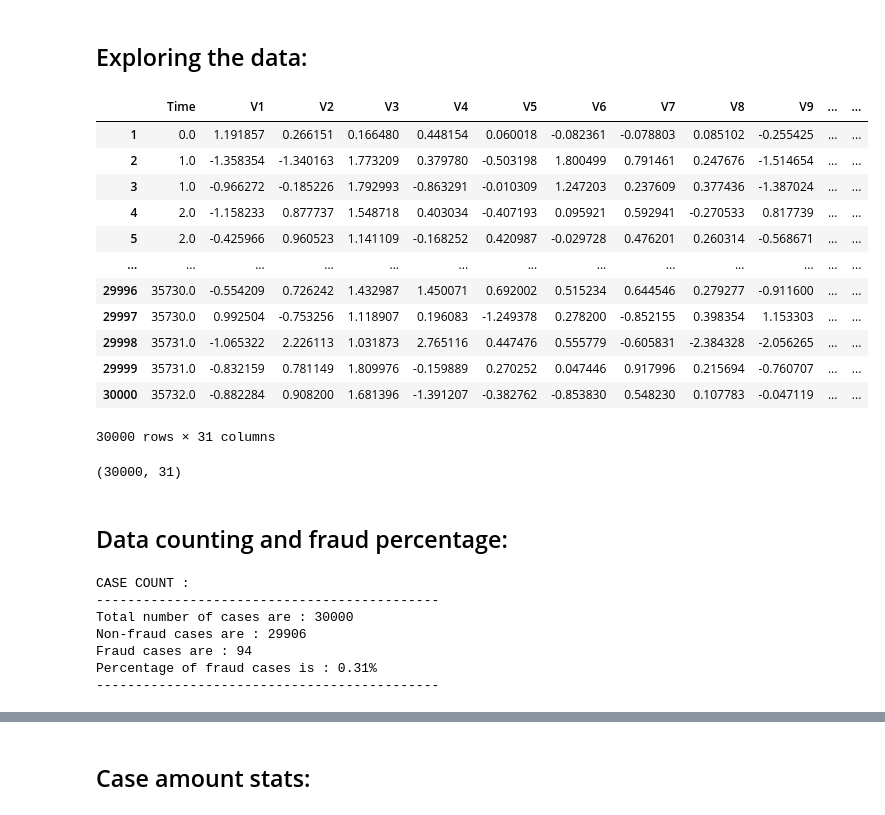
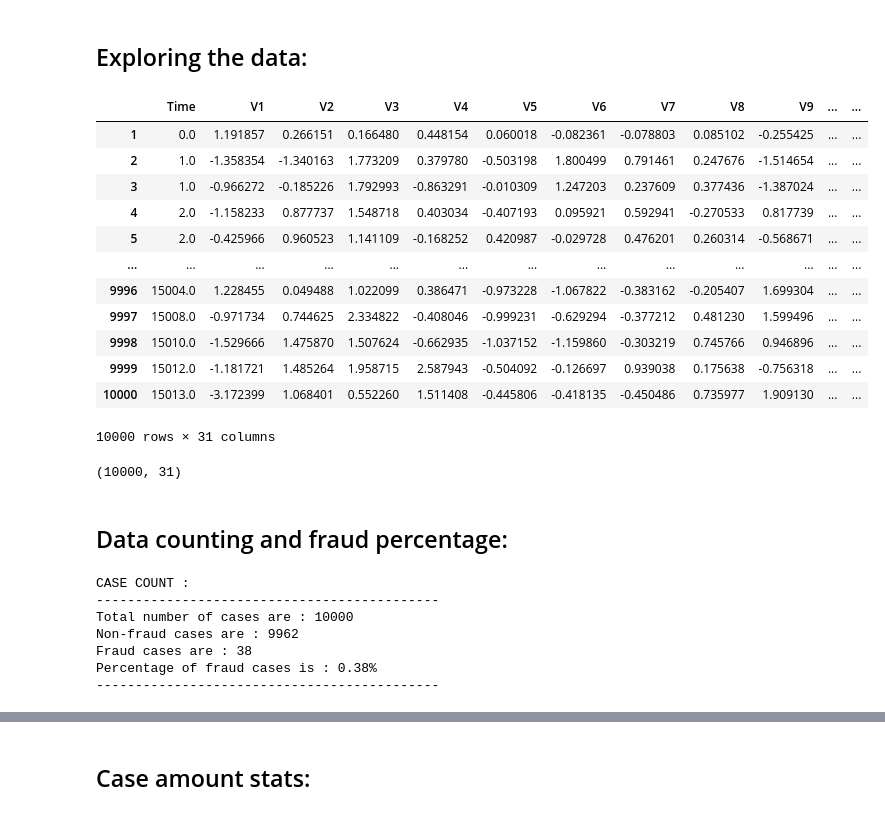
Before and after one commit to mbdev3/machineLearning, a Jupyter notebook: SVM.ipynb, the cells around one changed output, grey strips where cells are left out. Drawn from its saved outputs; the diff is of its cells as text; code cells hidden in the pictures.

```diff
--- a/SVM.ipynb
+++ b/SVM.ipynb
@@ -76,29 +75,29 @@ from sklearn.svm import LinearSVC
 # %%
 total_time = time.time()
 
 
 df = pd.read_csv(r'archive/creditcard.csv') #importing data
 df.head() #First 5 columns of our data
-df = df.loc[1:30000] # limit data to first 10.000 cols
+df = df.loc[1:10000] # limit data to first 10.000 cols
 df
 # %% [output]
 |  | Time | V1 | V2 | V3 | V4 | V5 | V6 | V7 | V8 | V9 | ... | ... |
 | 1 | 0.0 | 1.191857 | 0.266151 | 0.166480 | 0.448154 | 0.060018 | -0.082361 | -0.078803 | 0.085102 | -0.255425 | ... | ... |
 | 2 | 1.0 | -1.358354 | -1.340163 | 1.773209 | 0.379780 | -0.503198 | 1.800499 | 0.791461 | 0.247676 | -1.514654 | ... | ... |
 | 3 | 1.0 | -0.966272 | -0.185226 | 1.792993 | -0.863291 | -0.010309 | 1.247203 | 0.237609 | 0.377436 | -1.387024 | ... | ... |
 | 4 | 2.0 | -1.158233 | 0.877737 | 1.548718 | 0.403034 | -0.407193 | 0.095921 | 0.592941 | -0.270533 | 0.817739 | ... | ... |
 | 5 | 2.0 | -0.425966 | 0.960523 | 1.141109 | -0.168252 | 0.420987 | -0.029728 | 0.476201 | 0.260314 | -0.568671 | ... | ... |
 | ... | ... | ... | ... | ... | ... | ... | ... | ... | ... | ... | ... | ... |
-| 29996 | 35730.0 | -0.554209 | 0.726242 | 1.432987 | 1.450071 | 0.692002 | 0.515234 | 0.644546 | 0.279277 | -0.911600 | ... | ... |
-| 29997 | 35730.0 | 0.992504 | -0.753256 | 1.118907 | 0.196083 | -1.249378 | 0.278200 | -0.852155 | 0.398354 | 1.153303 | ... | ... |
-| 29998 | 35731.0 | -1.065322 | 2.226113 | 1.031873 | 2.765116 | 0.447476 | 0.555779 | -0.605831 | -2.384328 | -2.056265 | ... | ... |
-| 29999 | 35731.0 | -0.832159 | 0.781149 | 1.809976 | -0.159889 | 0.270252 | 0.047446 | 0.917996 | 0.215694 | -0.760707 | ... | ... |
-| 30000 | 35732.0 | -0.882284 | 0.908200 | 1.681396 | -1.391207 | -0.382762 | -0.853830 | 0.548230 | 0.107783 | -0.047119 | ... | ... |
+| 9996 | 15004.0 | 1.228455 | 0.049488 | 1.022099 | 0.386471 | -0.973228 | -1.067822 | -0.383162 | -0.205407 | 1.699304 | ... | ... |
+| 9997 | 15008.0 | -0.971734 | 0.744625 | 2.334822 | -0.408046 | -0.999231 | -0.629294 | -0.377212 | 0.481230 | 1.599496 | ... | ... |
+| 9998 | 15010.0 | -1.529666 | 1.475870 | 1.507624 | -0.662935 | -1.037152 | -1.159860 | -0.303219 | 0.745766 | 0.946896 | ... | ... |
+| 9999 | 15012.0 | -1.181721 | 1.485264 | 1.958715 | 2.587943 | -0.504092 | -0.126697 | 0.939038 | 0.175638 | -0.756318 | ... | ... |
+| 10000 | 15013.0 | -3.172399 | 1.068401 | 0.552260 | 1.511408 | -0.445806 | -0.418135 | -0.450486 | 0.735977 | 1.909130 | ... | ... |
-30000 rows × 31 columns
+10000 rows × 31 columns
 # %%
 df.shape #the dimensionality of our data
 # %% [output]
-(30000, 31)
+(10000, 31)
 # %% [markdown]
 ## <a name="3">Data counting and fraud percentage:</a>
 # %%
@@ -122,10 +121,10 @@ print(cl('--------------------------------------------', attrs = ['bold'],color=
 # %% [output]
 CASE COUNT :
 --------------------------------------------
-Total number of cases are : 30000
-Non-fraud cases are : 29906
-Fraud cases are : 94
-Percentage of fraud cases is : 0.31%
+Total number of cases are : 10000
+Non-fraud cases are : 9962
+Fraud cases are : 38
+Percentage of fraud cases is : 0.38%
 --------------------------------------------
 # %%
 # A bar char representing the count of Non-fraud cases vs Fraud cases
```
Also changed, not shown: parts of 15 cells of this notebook, 2 other files.
